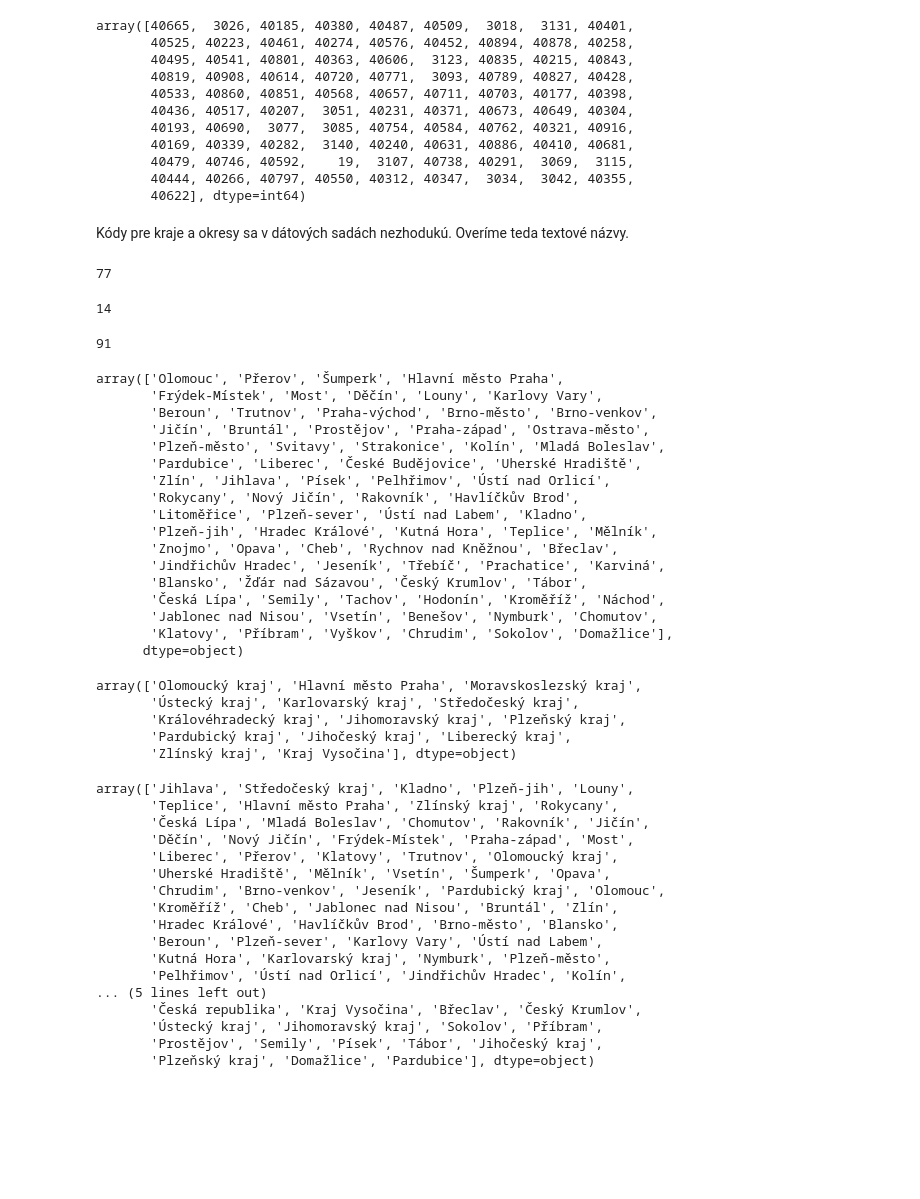
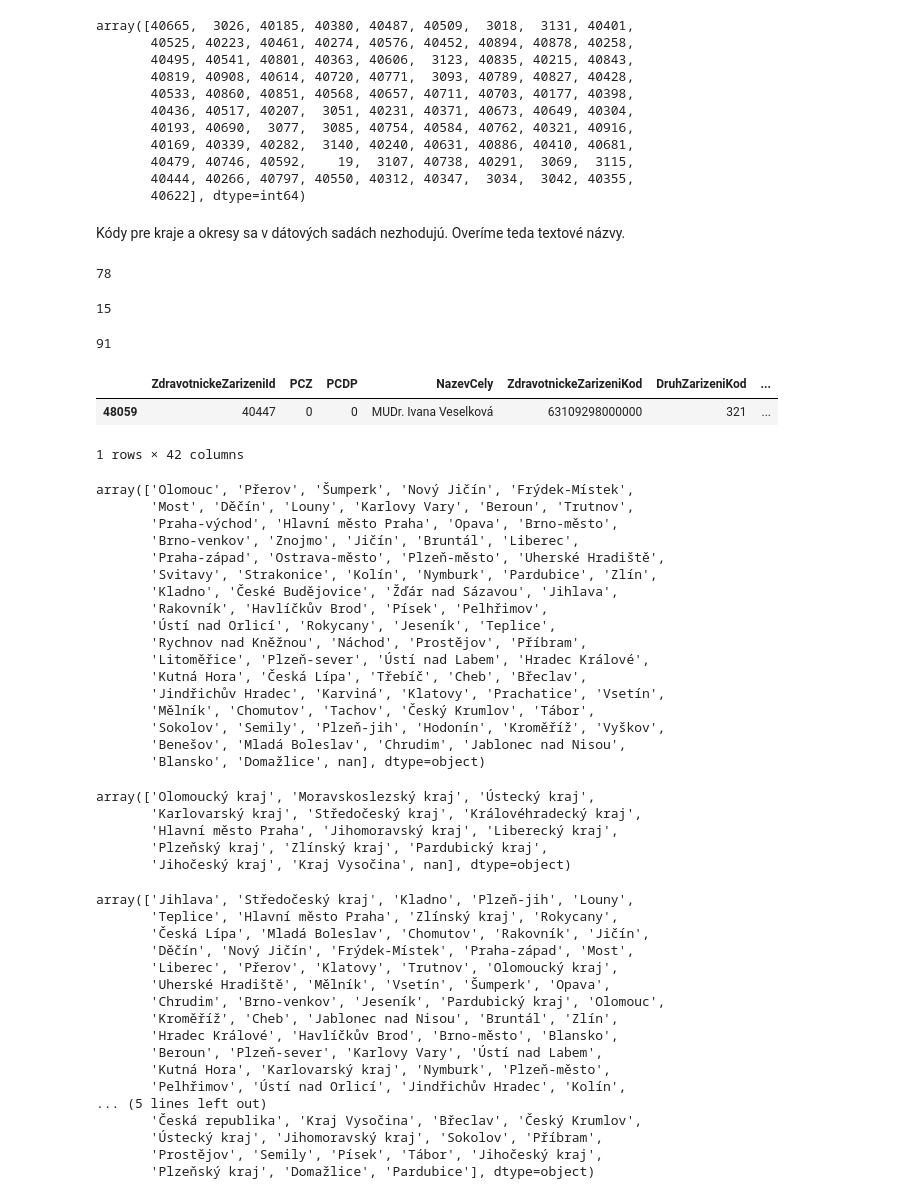
Before and after one commit to adaryb123/UPAproject, a Jupyter notebook: Data_analysis.ipynb, the cells around one changed output. Drawn from its saved outputs; the diff is of its cells as text; code cells hidden in the pictures; blank space fills up the shorter version.

```diff
--- a/Data_analysis.ipynb
+++ b/Data_analysis.ipynb
@@ -48,0 +68,3 @@ dtype: object
+# %%
+df_facilities = df_facilities.drop_duplicates()
+print("Počet riadkov (dátová sada prevádzok):", len(df_facilities.index))
@@ -276,47 +384,53 @@ array([40665,  3026, 40185, 40380, 40487, 40509,  3018,  3131, 40401,
        40444, 40266, 40797, 40550, 40312, 40347,  3034,  3042, 40355,
        40622], dtype=int64)
 # %% [markdown]
-Kódy pre kraje a okresy sa v dátových sadách nezhodukú. Overíme teda textové názvy.
+Kódy pre kraje a okresy sa v dátových sadách nezhodujú. Overíme teda textové názvy.
 # %%
-len(df_facilities.OkresSidlo.unique())
+len(df_facilities.Okres.unique())
 # %% [output]
-77
+78
 # %%
-len(df_facilities.KrajSidlo.unique())
+len(df_facilities.Kraj.unique())
 # %% [output]
-14
+15
 # %%
 len(df_demography.vuzemi_txt.unique())
 # %% [output]
 91
+# %%
+df_facilities[df_facilities.Okres.isna()]
+# %% [output]
+|  | ZdravotnickeZarizeniId | PCZ | PCDP | NazevCely | ZdravotnickeZarizeniKod | DruhZarizeniKod | ... |
+| 48059 | 40447 | 0 | 0 | MUDr. Ivana Veselková | 63109298000000 | 321 | ... |
+1 rows × 42 columns
 # %%
-df_facilities.OkresSidlo.unique()
+df_facilities.Okres.unique()
 # %% [output]
-array(['Olomouc', 'Přerov', 'Šumperk', 'Hlavní město Praha',
-       'Frýdek-Místek', 'Most', 'Děčín', 'Louny', 'Karlovy Vary',
-       'Beroun', 'Trutnov', 'Praha-východ', 'Brno-město', 'Brno-venkov',
-       'Jičín', 'Bruntál', 'Prostějov', 'Praha-západ', 'Ostrava-město',
-       'Plzeň-město', 'Svitavy', 'Strakonice', 'Kolín', 'Mladá Boleslav',
-       'Pardubice', 'Liberec', 'České Budějovice', 'Uherské Hradiště',
-       'Zlín', 'Jihlava', 'Písek', 'Pelhřimov', 'Ústí nad Orlicí',
-       'Rokycany', 'Nový Jičín', 'Rakovník', 'Havlíčkův Brod',
-       'Litoměřice', 'Plzeň-sever', 'Ústí nad Labem', 'Kladno',
-       'Plzeň-jih', 'Hradec Králové', 'Kutná Hora', 'Teplice', 'Mělník',
-       'Znojmo', 'Opava', 'Cheb', 'Rychnov nad Kněžnou', 'Břeclav',
-       'Jindřichův Hradec', 'Jeseník', 'Třebíč', 'Prachatice', 'Karviná',
-       'Blansko', 'Žďár nad Sázavou', 'Český Krumlov', 'Tábor',
-       'Česká Lípa', 'Semily', 'Tachov', 'Hodonín', 'Kroměříž', 'Náchod',
-       'Jablonec nad Nisou', 'Vsetín', 'Benešov', 'Nymburk', 'Chomutov',
-       'Klatovy', 'Příbram', 'Vyškov', 'Chrudim', 'Sokolov', 'Domažlice'],
-      dtype=object)
+array(['Olomouc', 'Přerov', 'Šumperk', 'Nový Jičín', 'Frýdek-Místek',
+       'Most', 'Děčín', 'Louny', 'Karlovy Vary', 'Beroun', 'Trutnov',
+       'Praha-východ', 'Hlavní město Praha', 'Opava', 'Brno-město',
+       'Brno-venkov', 'Znojmo', 'Jičín', 'Bruntál', 'Liberec',
+       'Praha-západ', 'Ostrava-město', 'Plzeň-město', 'Uherské Hradiště',
+       'Svitavy', 'Strakonice', 'Kolín', 'Nymburk', 'Pardubice', 'Zlín',
+       'Kladno', 'České Budějovice', 'Žďár nad Sázavou', 'Jihlava',
+       'Rakovník', 'Havlíčkův Brod', 'Písek', 'Pelhřimov',
+       'Ústí nad Orlicí', 'Rokycany', 'Jeseník', 'Teplice',
+       'Rychnov nad Kněžnou', 'Náchod', 'Prostějov', 'Příbram',
+       'Litoměřice', 'Plzeň-sever', 'Ústí nad Labem', 'Hradec Králové',
+       'Kutná Hora', 'Česká Lípa', 'Třebíč', 'Cheb', 'Břeclav',
+       'Jindřichův Hradec', 'Karviná', 'Klatovy', 'Prachatice', 'Vsetín',
+       'Mělník', 'Chomutov', 'Tachov', 'Český Krumlov', 'Tábor',
+       'Sokolov', 'Semily', 'Plzeň-jih', 'Hodonín', 'Kroměříž', 'Vyškov',
+       'Benešov', 'Mladá Boleslav', 'Chrudim', 'Jablonec nad Nisou',
+       'Blansko', 'Domažlice', nan], dtype=object)
 # %%
-df_facilities.KrajSidlo.unique()
+df_facilities.Kraj.unique()
 # %% [output]
-array(['Olomoucký kraj', 'Hlavní město Praha', 'Moravskoslezský kraj',
-       'Ústecký kraj', 'Karlovarský kraj', 'Středočeský kraj',
-       'Královéhradecký kraj', 'Jihomoravský kraj', 'Plzeňský kraj',
-       'Pardubický kraj', 'Jihočeský kraj', 'Liberecký kraj',
-       'Zlínský kraj', 'Kraj Vysočina'], dtype=object)
+array(['Olomoucký kraj', 'Moravskoslezský kraj', 'Ústecký kraj',
+       'Karlovarský kraj', 'Středočeský kraj', 'Královéhradecký kraj',
+       'Hlavní město Praha', 'Jihomoravský kraj', 'Liberecký kraj',
+       'Plzeňský kraj', 'Zlínský kraj', 'Pardubický kraj',
+       'Jihočeský kraj', 'Kraj Vysočina', nan], dtype=object)
 # %%
 df_demography.vuzemi_txt.unique()
 # %% [output]
```
Also changed, not shown: parts of 21 cells of this notebook, 2 other files.
